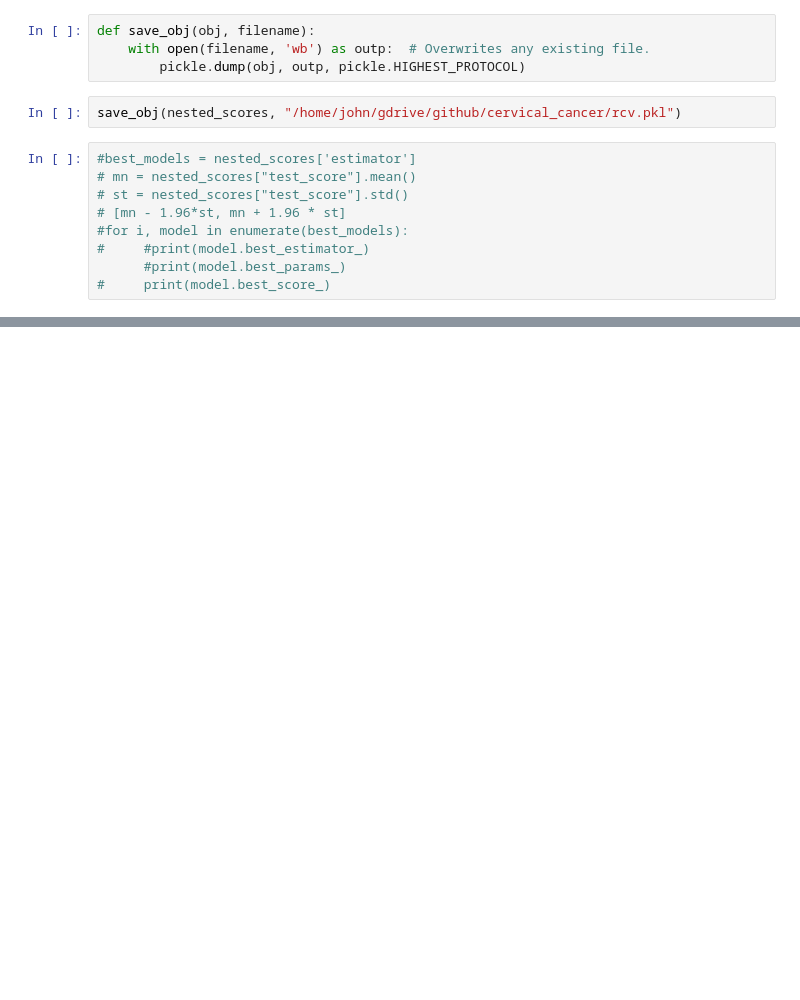
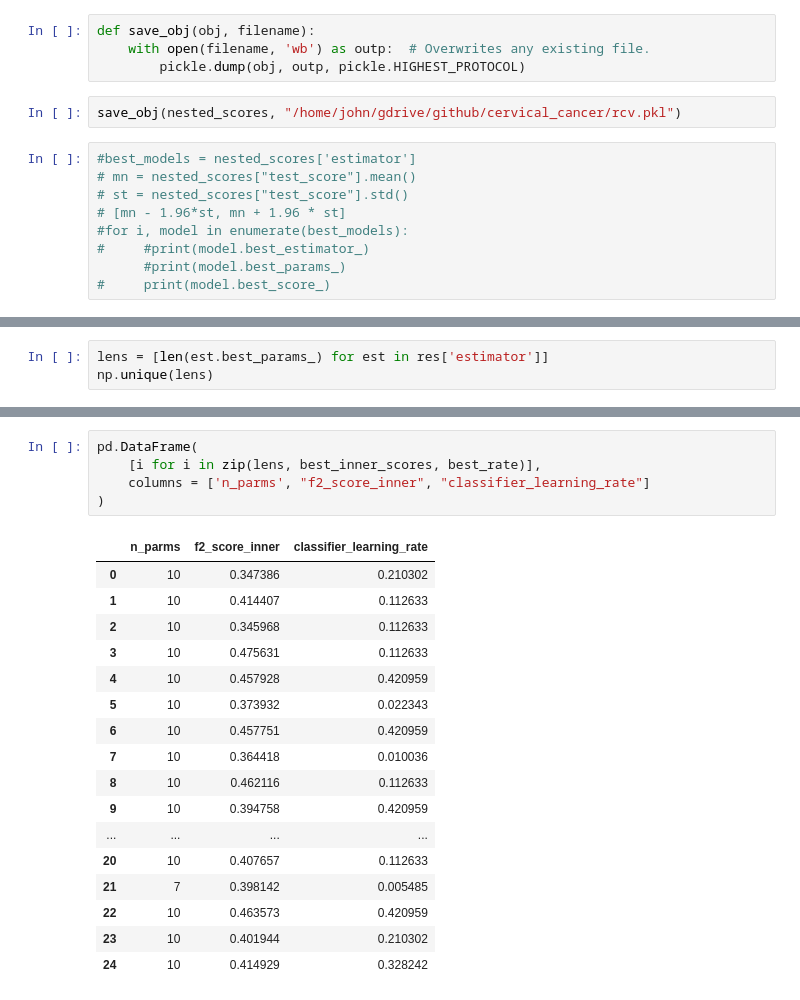
Before and after one commit to jmniehaus/cervical_cancer, a Jupyter notebook: cervical.ipynb, the cells around one changed output, grey strips where cells are left out. Cells and saved outputs as stored; diff of their text form; blank space fills up the shorter version.

```diff
--- a/cervical.ipynb
+++ b/cervical.ipynb
@@ -408,0 +619,3 @@ save_obj(nested_scores, "/home/john/gdrive/github/cervical_cancer/rcv.pkl")
+# %%
+lens = [len(est.best_params_) for est in res['estimator']]
+np.unique(lens)
@@ -408,0 +656,23 @@ save_obj(nested_scores, "/home/john/gdrive/github/cervical_cancer/rcv.pkl")
+# %%
+pd.DataFrame(
+    [i for i in zip(lens, best_inner_scores, best_rate)],
+    columns = ['n_parms', "f2_score_inner", "classifier_learning_rate"]
+)
+# %% [output]
+|  | n_parms | f2_score_inner | classifier_learning_rate |
+| 0 | 10 | 0.347386 | 0.210302 |
+| 1 | 10 | 0.414407 | 0.112633 |
+| 2 | 10 | 0.345968 | 0.112633 |
+| 3 | 10 | 0.475631 | 0.112633 |
+| 4 | 10 | 0.457928 | 0.420959 |
+| 5 | 10 | 0.373932 | 0.022343 |
+| 6 | 10 | 0.457751 | 0.420959 |
+| 7 | 10 | 0.364418 | 0.010036 |
+| 8 | 10 | 0.462116 | 0.112633 |
+| 9 | 10 | 0.394758 | 0.420959 |
+| ... | ... | ... | ... |
+| 20 | 10 | 0.407657 | 0.112633 |
+| 21 | 7 | 0.398142 | 0.005485 |
+| 22 | 10 | 0.463573 | 0.420959 |
+| 23 | 10 | 0.401944 | 0.210302 |
+| 24 | 10 | 0.414929 | 0.328242 |
```
Also changed, not shown: parts of 44 cells of this notebook.
